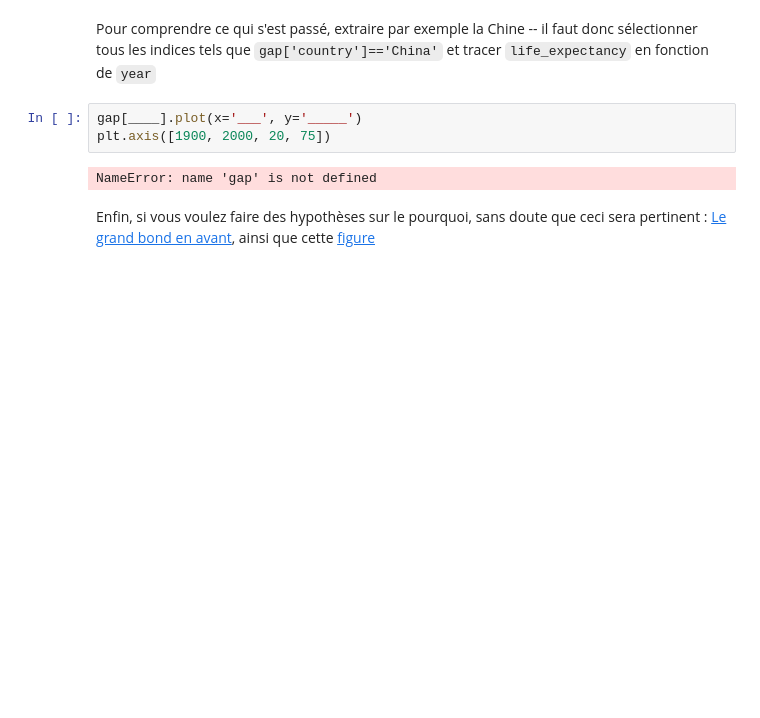
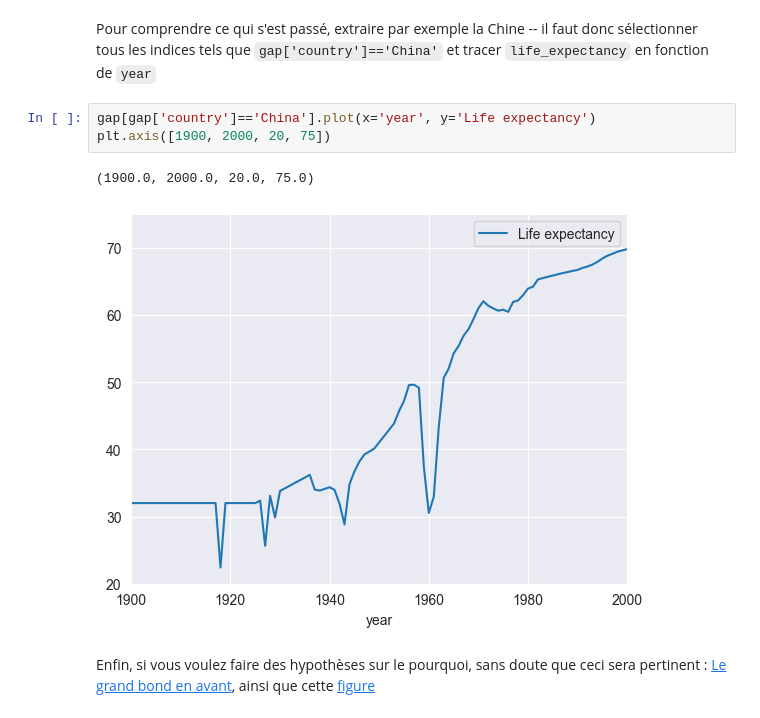
Before and after one commit to Aubert-Antoine/EL_3019-Data_Sciences, a Jupyter notebook: TP1 gapminder Life Expectancy/TP0_DS_gapminder_sujet.ipynb, the cells around one changed output. Cells and saved outputs as stored; diff of their text form; blank space fills up the shorter version.

```diff
--- a/TP1 gapminder Life Expectancy/TP0_DS_gapminder_sujet.ipynb
+++ b/TP1 gapminder Life Expectancy/TP0_DS_gapminder_sujet.ipynb
@@ -488,10 +585,11 @@ NameError: name 'gap' is not defined
 # %% [markdown]
 Pour comprendre ce qui s'est passé, extraire par exemple la Chine -- il faut donc sélectionner tous les indices tels que `gap['country']=='China'` et tracer `life_expectancy` en fonction de `year`
 # %%
-gap[____].plot(x='___', y='_____')
+gap[gap['country']=='China'].plot(x='year', y='Life expectancy')
 plt.axis([1900, 2000, 20, 75])
 # %% [output]
-NameError: name 'gap' is not defined
+(1900.0, 2000.0, 20.0, 75.0)
+[figure, added]
 # %% [markdown]
 Enfin, si vous voulez faire des hypothèses sur le pourquoi, sans doute que ceci sera pertinent :
 [Le grand bond en avant](https://fr.wikipedia.org/wiki/Grand_Bond_en_avant), ainsi que cette [figure](https://fr.wikipedia.org/wiki/Démographie_de_la_Chine#/media/Fichier:Birth_rate_in_China_fr.jpg)
```
Also changed, not shown: parts of 38 cells of this notebook.
